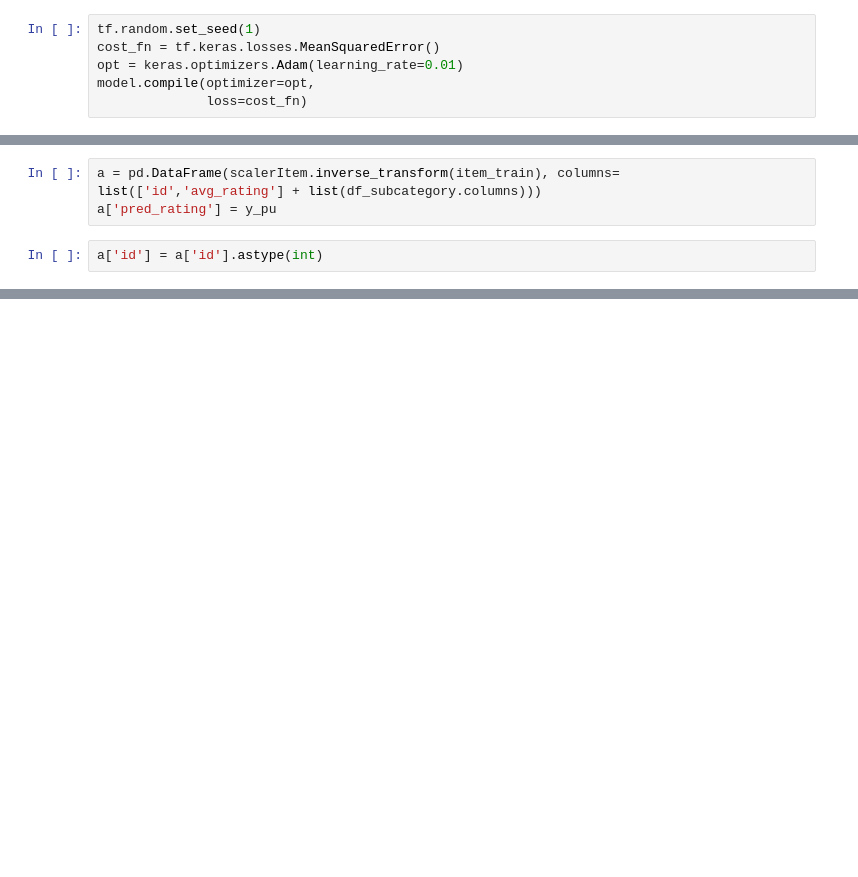
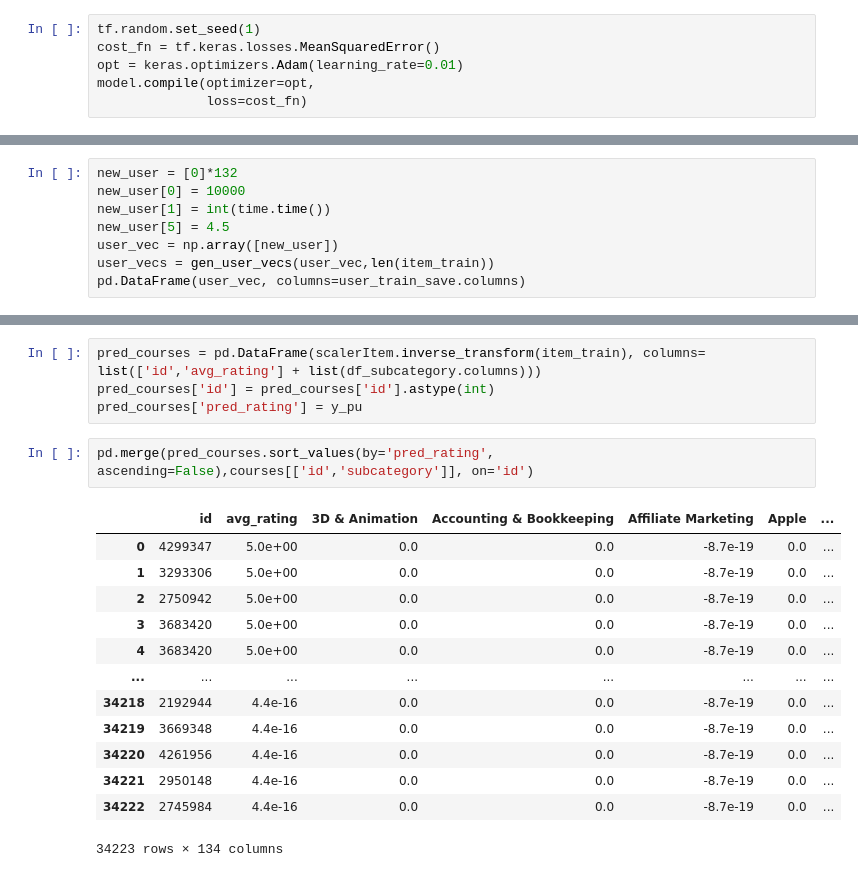
Before and after one commit to YousefAllam221b/Bachelor, a Jupyter notebook: Model.ipynb, the cells around one changed output, grey strips where cells are left out. Drawn from its saved outputs; the diff is of its cells as text; blank space fills up the shorter version.

```diff
--- a/Model.ipynb
+++ b/Model.ipynb
@@ -272,5 +226,0 @@ def predict_uservec(user_vecs, item_vecs, model, scaler, ScalerUser, ScalerItem,
-# %%
-a = pd.DataFrame(scalerItem.inverse_transform(item_train), columns= list(['id','avg_rating'] + list(df_subcategory.columns)))
-a['pred_rating'] = y_pu
-# %%
-a['id'] = a['id'].astype(int)
@@ -402,0 +233,8 @@ KeyError: 'title'
+# %%
+new_user = [0]*132
+new_user[0] = 10000
+new_user[1] = int(time.time())
+new_user[5] = 4.5
+user_vec = np.array([new_user])
+user_vecs = gen_user_vecs(user_vec,len(item_train))
+pd.DataFrame(user_vec, columns=user_train_save.columns)
@@ -402,0 +296,20 @@ KeyError: 'title'
+# %%
+pred_courses = pd.DataFrame(scalerItem.inverse_transform(item_train), columns= list(['id','avg_rating'] + list(df_subcategory.columns)))
+pred_courses['id'] = pred_courses['id'].astype(int)
+pred_courses['pred_rating'] = y_pu
+# %%
+pd.merge(pred_courses.sort_values(by='pred_rating', ascending=False),courses[['id','subcategory']], on='id')
+# %% [output]
+|  | id | avg_rating | 3D & Animation | Accounting & Bookkeeping | Affiliate Marketing | Apple | ... |
+| 0 | 4299347 | 5.0e+00 | 0.0 | 0.0 | -8.7e-19 | 0.0 | ... |
+| 1 | 3293306 | 5.0e+00 | 0.0 | 0.0 | -8.7e-19 | 0.0 | ... |
+| 2 | 2750942 | 5.0e+00 | 0.0 | 0.0 | -8.7e-19 | 0.0 | ... |
+| 3 | 3683420 | 5.0e+00 | 0.0 | 0.0 | -8.7e-19 | 0.0 | ... |
+| 4 | 3683420 | 5.0e+00 | 0.0 | 0.0 | -8.7e-19 | 0.0 | ... |
+| ... | ... | ... | ... | ... | ... | ... | ... |
+| 34218 | 2192944 | 4.4e-16 | 0.0 | 0.0 | -8.7e-19 | 0.0 | ... |
+| 34219 | 3669348 | 4.4e-16 | 0.0 | 0.0 | -8.7e-19 | 0.0 | ... |
+| 34220 | 4261956 | 4.4e-16 | 0.0 | 0.0 | -8.7e-19 | 0.0 | ... |
+| 34221 | 2950148 | 4.4e-16 | 0.0 | 0.0 | -8.7e-19 | 0.0 | ... |
+| 34222 | 2745984 | 4.4e-16 | 0.0 | 0.0 | -8.7e-19 | 0.0 | ... |
+34223 rows × 134 columns
```
Also changed, not shown: parts of 30 cells of this notebook.
